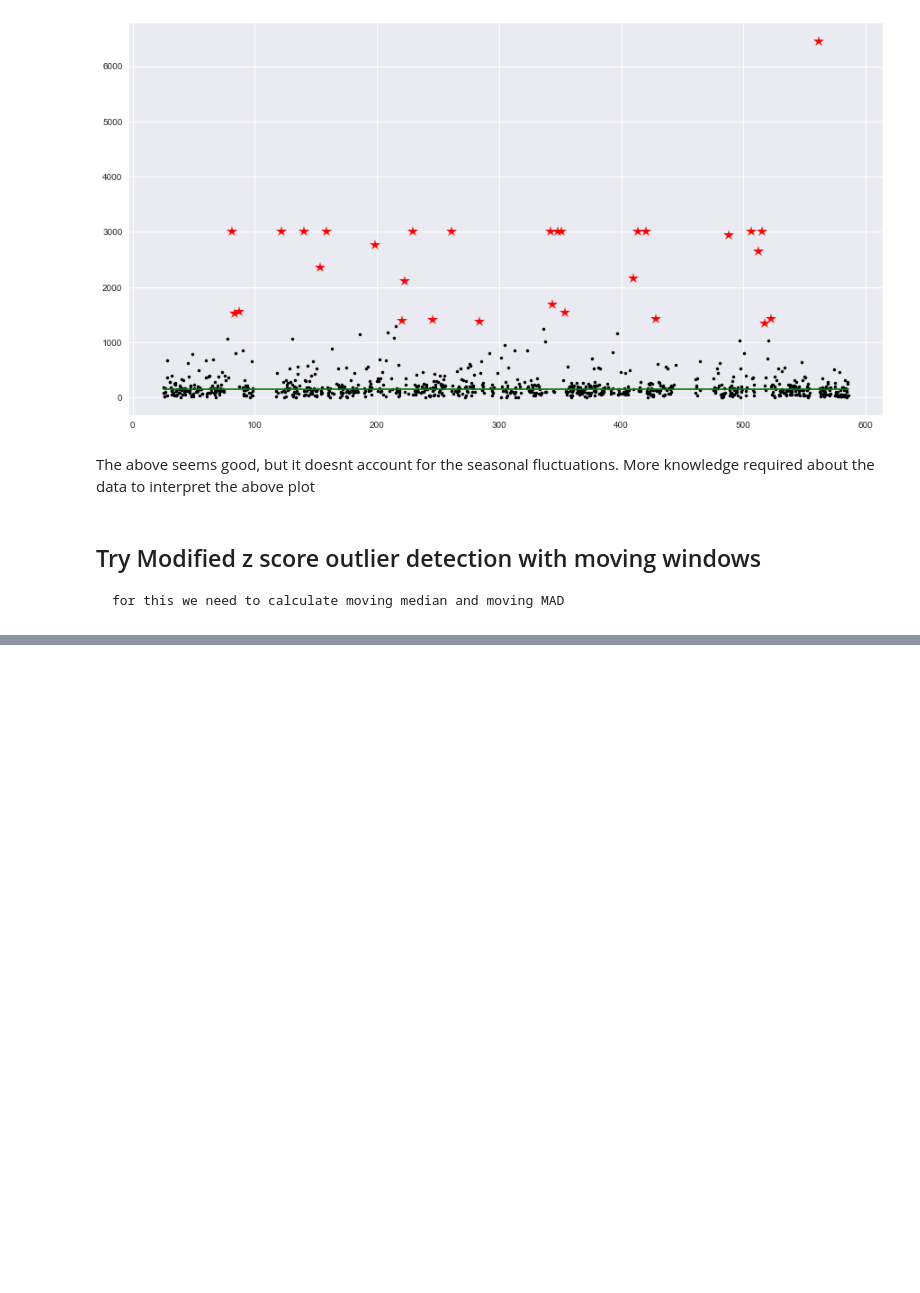
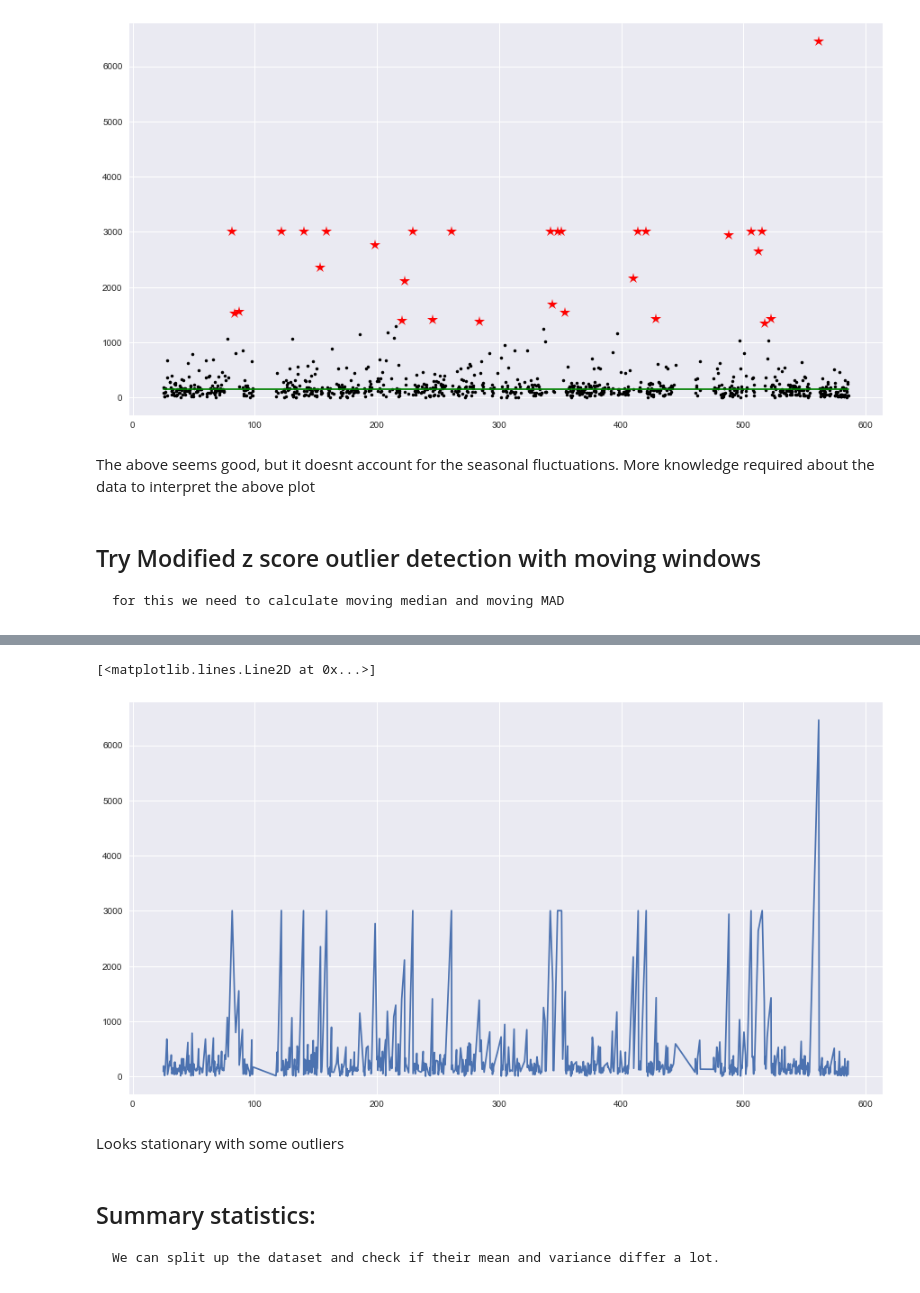
Before and after one commit to JosephKevin/TimeSeriesPrediction, a Jupyter notebook: ts_prediction_playground.ipynb, the cells around one changed output, grey strips where cells are left out. Drawn from its saved outputs; the diff is of its cells as text; code cells hidden in the pictures; blank space fills up the shorter version.

Commit message:
stationary check test

```diff
--- a/ts_prediction_playground.ipynb
+++ b/ts_prediction_playground.ipynb
@@ -736,0 +752,13 @@ plt.plot(ts_r_anomaly, dur_r_anomaly, "r*", markersize=12)
+# %%
+# plots
+# plot dur vs ts
+plt.figure(figsize=(15, 8))
+plt.plot(tcp_df['ts'], tcp_df['dur'])
+# %% [output]
+[<matplotlib.lines.Line2D at 0x...>]
+[figure, added]
+# %% [markdown]
+Looks stationary with some outliers
+# %% [markdown]
+## Summary statistics:
+    We can split up the dataset and check if their mean and variance differ a lot.
```
Also changed, not shown: parts of 22 cells of this notebook.
